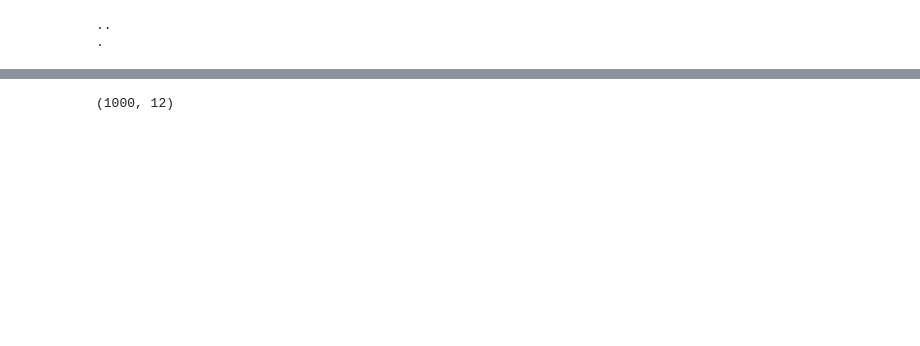
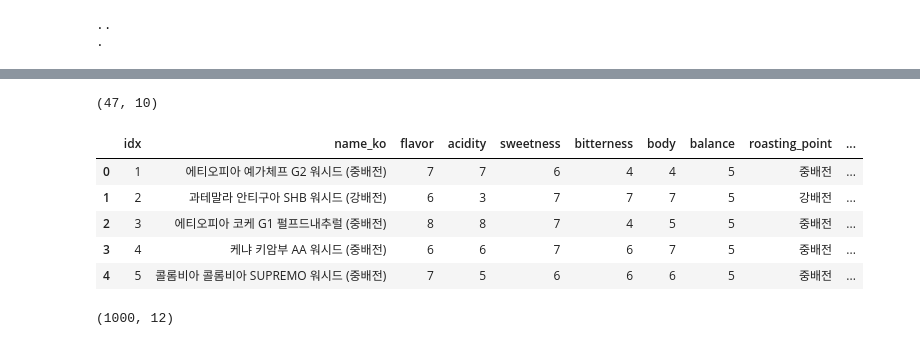
Before and after one commit to sanghyun0603/CoffeeBrew, a Jupyter notebook: server-recom/data/sql_dummy/user_review_dummy.ipynb, the cells around one changed output, grey strips where cells are left out. Saved outputs shown, nothing was run; the diff lists cells and outputs as text; code cells hidden in the pictures; blank space fills up the shorter version.

```diff
--- a/server-recom/data/sql_dummy/user_review_dummy.ipynb
+++ b/server-recom/data/sql_dummy/user_review_dummy.ipynb
@@ -41,3 +67,16 @@ bean_read.head()
+# %%
+bean_data.rename({'idx_x':'idx'}, axis=1, inplace=True)
+bean_data.drop(['created_date_x', 'updated_date_x', 'name_en', 'summary', 'thumbnail', 'user_grade', 'idx_y', 'created_date_y', 'updated_date_y', 'bean_idx'], axis=1, inplace=True)
+print(bean_data.shape)
+bean_data.head()
+# %% [output]
+(47, 10)
+|  | idx | name_ko | flavor | acidity | sweetness | bitterness | body | balance | roasting_point | ... |
+| 0 | 1 | 에티오피아 예가체프 G2 워시드 (중배전) | 7 | 7 | 6 | 4 | 4 | 5 | 중배전 | ... |
+| 1 | 2 | 과테말라 안티구아 SHB 워시드 (강배전) | 6 | 3 | 7 | 7 | 7 | 5 | 강배전 | ... |
+| 2 | 3 | 에티오피아 코케 G1 펄프드내추럴 (중배전) | 8 | 8 | 7 | 4 | 5 | 5 | 중배전 | ... |
+| 3 | 4 | 케냐 키암부 AA 워시드 (중배전) | 6 | 6 | 7 | 6 | 7 | 5 | 중배전 | ... |
+| 4 | 5 | 콜롬비아 콜롬비아 SUPREMO 워시드 (중배전) | 7 | 5 | 6 | 6 | 6 | 5 | 중배전 | ... |
 # %%
 # sql_member.csv
 user_read = pd.read_csv(path.join('.', 'sql_member.csv'), low_memory=False, encoding='cp949')
```
Also changed, not shown: parts of 10 cells of this notebook, 2 other files.
